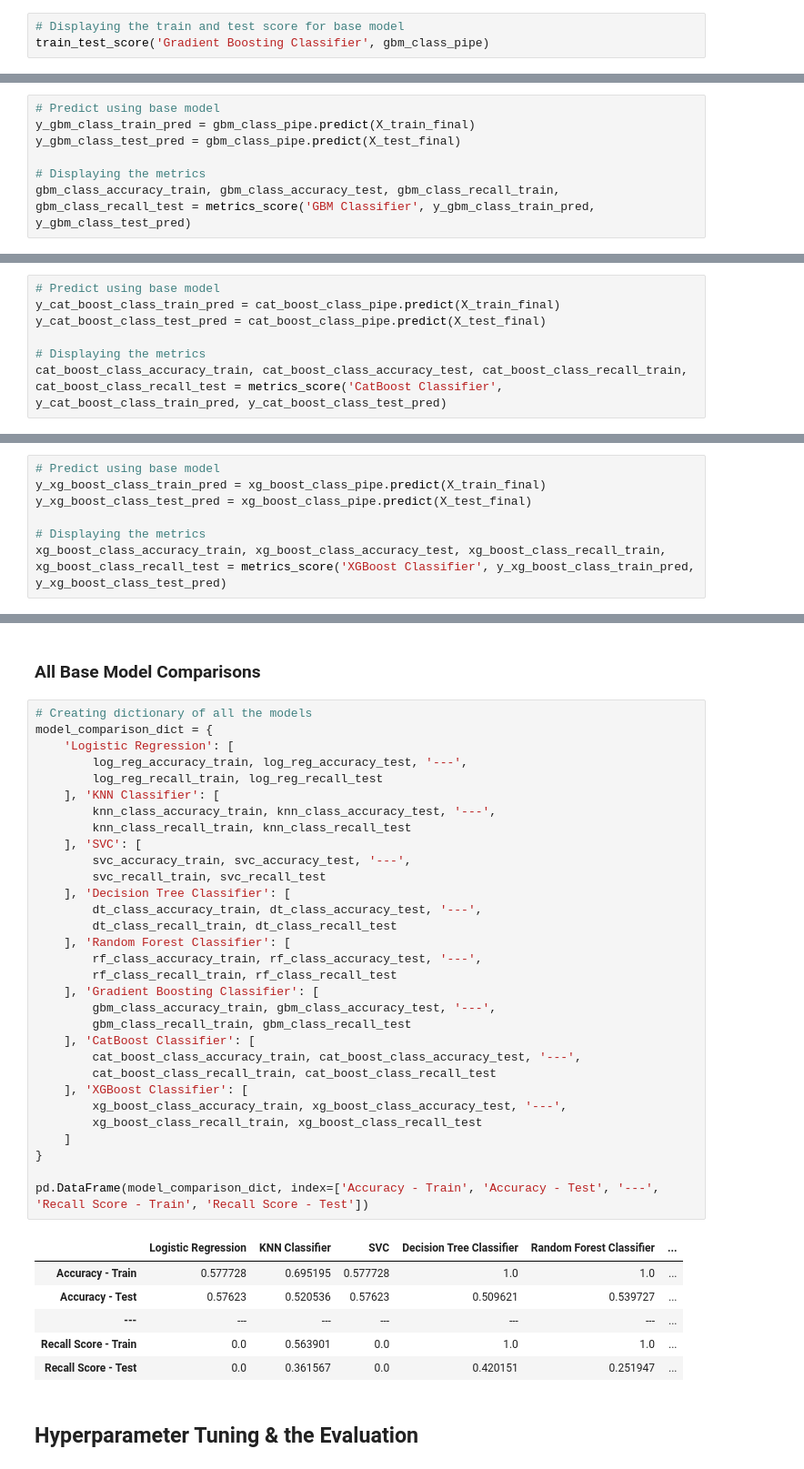
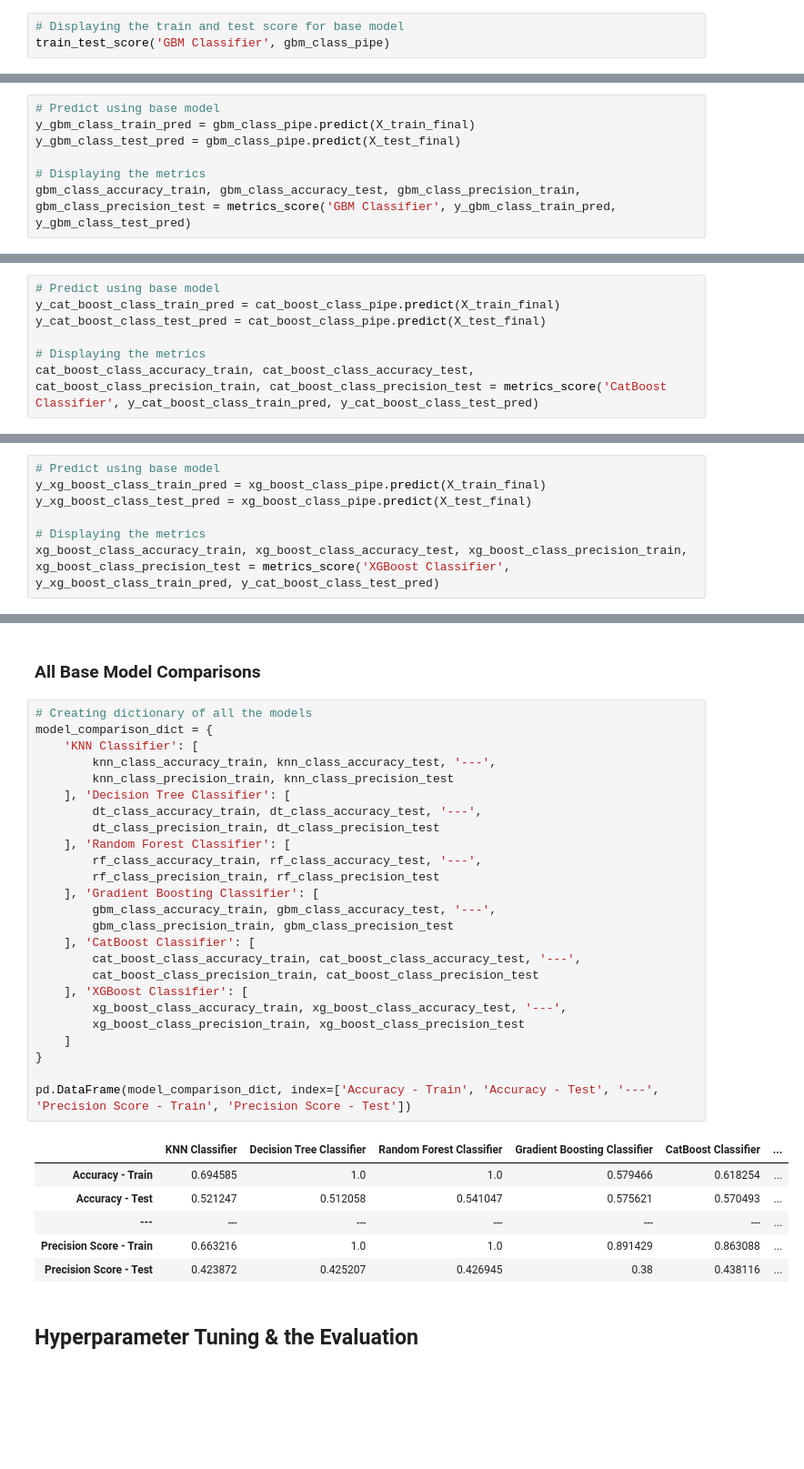
Before and after one commit to FTDS-assignment-bay/p2-final-project-ftds-012-hck-group-001, a Jupyter notebook: vehicle_damage_ml.ipynb, the cells around one changed output, grey strips where cells are left out. Shown at 91% size. Saved outputs shown, nothing was run; the diff lists cells and outputs as text; blank space fills up the shorter version.

Commit message:
Updating model

```diff
--- a/vehicle_damage_ml.ipynb
+++ b/vehicle_damage_ml.ipynb
@@ -1697,5 +1365,5 @@ recall Score - Range of Train-Set       :  0.24013981076759858 - 0.2461842048620
 ### Gradient Boosting Classifier
 # %%
 # Displaying the train and test score for base model
-train_test_score('Gradient Boosting Classifier', gbm_class_pipe)
+train_test_score('GBM Classifier', gbm_class_pipe)
 # %% [output]
@@ -1708,7 +1376,7 @@ y_gbm_class_train_pred = gbm_class_pipe.predict(X_train_final)
 y_gbm_class_test_pred = gbm_class_pipe.predict(X_test_final)
 
 # Displaying the metrics
-gbm_class_accuracy_train, gbm_class_accuracy_test, gbm_class_recall_train, gbm_class_recall_test = metrics_score('GBM Classifier', y_gbm_class_train_pred, y_gbm_class_test_pred)
+gbm_class_accuracy_train, gbm_class_accuracy_test, gbm_class_precision_train, gbm_class_precision_test = metrics_score('GBM Classifier', y_gbm_class_train_pred, y_gbm_class_test_pred)
 # %% [output]
 GBM Classifier Base Model Score
 
@@ -1776,7 +1424,7 @@ y_cat_boost_class_train_pred = cat_boost_class_pipe.predict(X_train_final)
 y_cat_boost_class_test_pred = cat_boost_class_pipe.predict(X_test_final)
 
 # Displaying the metrics
-cat_boost_class_accuracy_train, cat_boost_class_accuracy_test, cat_boost_class_recall_train, cat_boost_class_recall_test = metrics_score('CatBoost Classifier', y_cat_boost_class_train_pred, y_cat_boost_class_test_pred)
+cat_boost_class_accuracy_train, cat_boost_class_accuracy_test, cat_boost_class_precision_train, cat_boost_class_precision_test = metrics_score('CatBoost Classifier', y_cat_boost_class_train_pred, y_cat_boost_class_test_pred)
 # %% [output]
 CatBoost Classifier Base Model Score
 
@@ -1857,7 +1472,7 @@ y_xg_boost_class_train_pred = xg_boost_class_pipe.predict(X_train_final)
 y_xg_boost_class_test_pred = xg_boost_class_pipe.predict(X_test_final)
 
 # Displaying the metrics
-xg_boost_class_accuracy_train, xg_boost_class_accuracy_test, xg_boost_class_recall_train, xg_boost_class_recall_test = metrics_score('XGBoost Classifier', y_xg_boost_class_train_pred, y_xg_boost_class_test_pred)
+xg_boost_class_accuracy_train, xg_boost_class_accuracy_test, xg_boost_class_precision_train, xg_boost_class_precision_test = metrics_score('XGBoost Classifier', y_xg_boost_class_train_pred, y_cat_boost_class_test_pred)
 # %% [output]
 XGBoost Classifier Base Model Score
 
@@ -1915,41 +1510,35 @@ recall Score - Range of Train-Set       :  0.11397996692229576 - 0.1211267358129
 # %%
 # Creating dictionary of all the models
 model_comparison_dict = {
-    'Logistic Regression': [
-        log_reg_accuracy_train, log_reg_accuracy_test, '---',
-        log_reg_recall_train, log_reg_recall_test
-    ], 'KNN Classifier': [
+    'KNN Classifier': [
         knn_class_accuracy_train, knn_class_accuracy_test, '---',
-        knn_class_recall_train, knn_class_recall_test
-    ], 'SVC': [
-        svc_accuracy_train, svc_accuracy_test, '---',
-        svc_recall_train, svc_recall_test
+        knn_class_precision_train, knn_class_precision_test
     ], 'Decision Tree Classifier': [
         dt_class_accuracy_train, dt_class_accuracy_test, '---',
-        dt_class_recall_train, dt_class_recall_test
+        dt_class_precision_train, dt_class_precision_test
     ], 'Random Forest Classifier': [
         rf_class_accuracy_train, rf_class_accuracy_test, '---',
-        rf_class_recall_train, rf_class_recall_test
+        rf_class_precision_train, rf_class_precision_test
     ], 'Gradient Boosting Classifier': [
         gbm_class_accuracy_train, gbm_class_accuracy_test, '---',
-        gbm_class_recall_train, gbm_class_recall_test
+        gbm_class_precision_train, gbm_class_precision_test
     ], 'CatBoost Classifier': [
         cat_boost_class_accuracy_train, cat_boost_class_accuracy_test, '---',
-        cat_boost_class_recall_train, cat_boost_class_recall_test
+        cat_boost_class_precision_train, cat_boost_class_precision_test
     ], 'XGBoost Classifier': [
         xg_boost_class_accuracy_train, xg_boost_class_accuracy_test, '---',
-        xg_boost_class_recall_train, xg_boost_class_recall_test
+        xg_boost_class_precision_train, xg_boost_class_precision_test
     ]
 }
 
-pd.DataFrame(model_comparison_dict, index=['Accuracy - Train', 'Accuracy - Test', '---', 'Recall Score - Train', 'Recall Score - Test'])
+pd.DataFrame(model_comparison_dict, index=['Accuracy - Train', 'Accuracy - Test', '---', 'Precision Score - Train', 'Precision Score - Test'])
 # %% [output]
-|  | Logistic Regression | KNN Classifier | SVC | Decision Tree Classifier | Random Forest Classifier | ... |
-| Accuracy - Train | 0.577728 | 0.695195 | 0.577728 | 1.0 | 1.0 | ... |
-| Accuracy - Test | 0.57623 | 0.520536 | 0.57623 | 0.509621 | 0.539727 | ... |
+|  | KNN Classifier | Decision Tree Classifier | Random Forest Classifier | Gradient Boosting Classifier | CatBoost Classifier | ... |
+| Accuracy - Train | 0.694585 | 1.0 | 1.0 | 0.579466 | 0.618254 | ... |
+| Accuracy - Test | 0.521247 | 0.512058 | 0.541047 | 0.575621 | 0.570493 | ... |
 | --- | --- | --- | --- | --- | --- | ... |
-| Recall Score - Train | 0.0 | 0.563901 | 0.0 | 1.0 | 1.0 | ... |
-| Recall Score - Test | 0.0 | 0.361567 | 0.0 | 0.420151 | 0.251947 | ... |
+| Precision Score - Train | 0.663216 | 1.0 | 1.0 | 0.891429 | 0.863088 | ... |
+| Precision Score - Test | 0.423872 | 0.425207 | 0.426945 | 0.38 | 0.438116 | ... |
 # %% [markdown]
 ## Hyperparameter Tuning & the Evaluation
 # %% [markdown]
```
Also changed, not shown: parts of 110 cells of this notebook.
